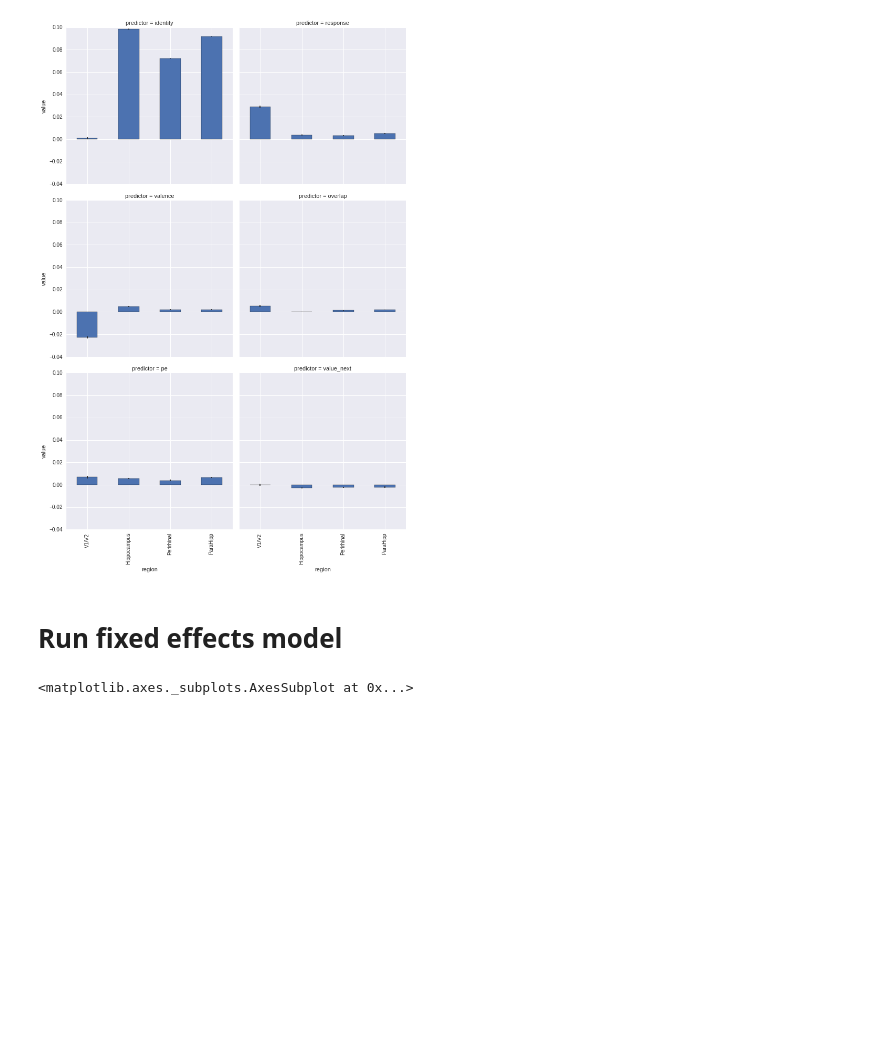
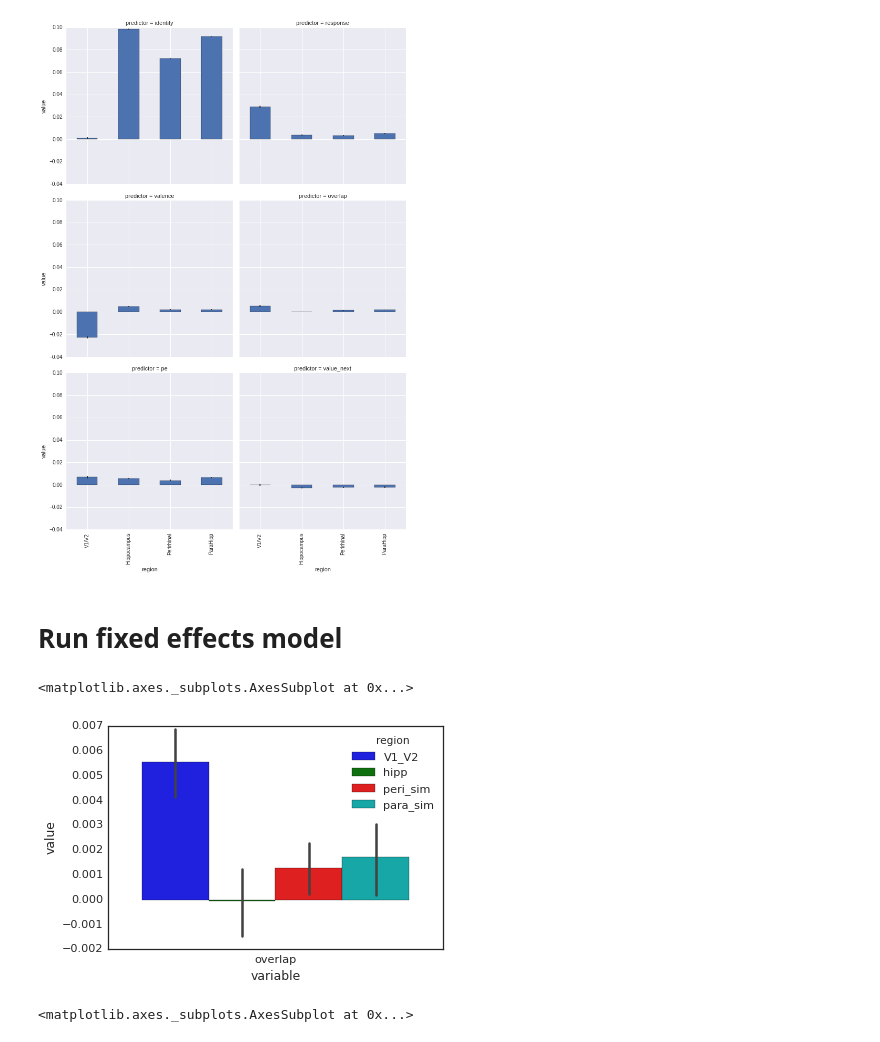
Before and after one commit to iancballard/fd_fmri, a Jupyter notebook: RSA_LDc.ipynb, the cells around one changed output. Drawn from its saved outputs; the diff is of its cells as text; code cells hidden in the pictures; blank space fills up the shorter version.

```diff
--- a/RSA_LDc.ipynb
+++ b/RSA_LDc.ipynb
@@ -1119,7 +1123,7 @@ g.map_dataframe(errplot, "region", "value", "sem")
 # Run fixed effects model
 # %%
 value_regressors = ['value_next','value_std','pe','pe_unsigned']
-regressors = ['response','valence','time','value_next','pe']
+regressors = ['response','valence','time','value_next','pe','overlap','identity']
 interactions = []
 # interactions = [('identity','time'),('identity','time2')]
 resid_df = {'sub':[],'run':[],'cond1':[],'cond2':[],'region':[],'resid':[]}
@@ -1213,6 +1217,13 @@ res.to_csv('/home/iballard/fd/rsa_regression_base.csv',index = False)
 # sns.heatmap(mean_rsa, vmax = .5)
 # plt.title(roi)
 # # plt.savefig('/home/iballard/Dropbox/fd/figs/' + roi + '_shuffled_covariance.png')
+# %%
+res_melt = pd.melt(res, id_vars=['region'], value_vars=['overlap'])
+sns.barplot(x='variable',y='value',hue = 'region',data = res_melt, ci = 68)
+# plt.savefig('/home/iballard/Dropbox/fd/figs/value_RSA.png')
+# %% [output]
+<matplotlib.axes._subplots.AxesSubplot at 0x...>
+[figure, added]
 # %%
 res_melt = pd.melt(res, id_vars=['region'], value_vars=['overlap'])
 sns.barplot(x='variable',y='value',hue = 'region',data = res_melt, ci = 68)
```
Also changed, not shown: parts of 20 cells of this notebook.
